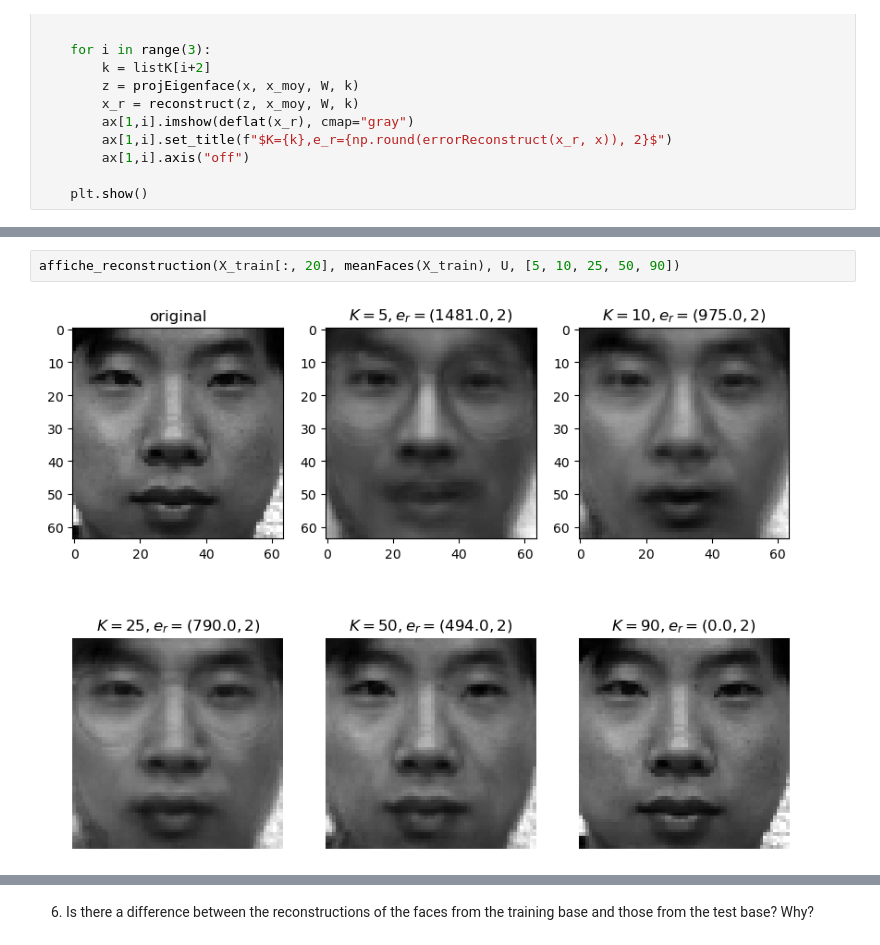
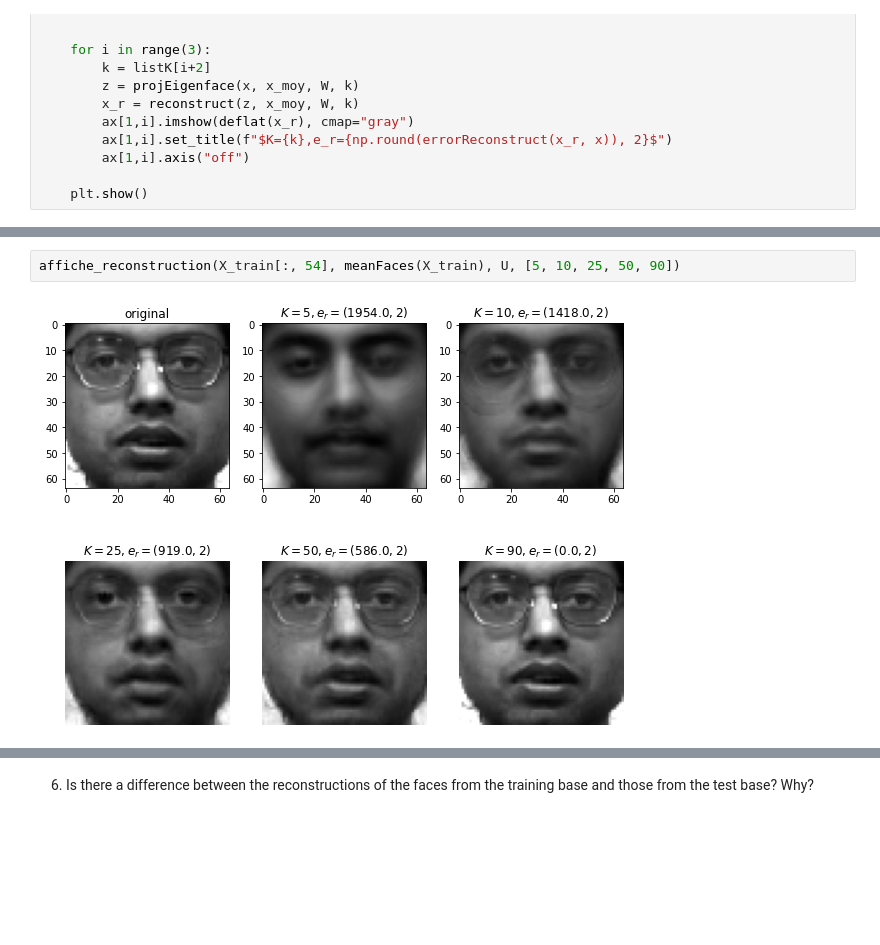
Before and after one commit to ZHANGzhile/BIMA, a Jupyter notebook: TME9-10/TME9-10.ipynb, the cells around one changed output, grey strips where cells are left out. Cells and saved outputs as stored; diff of their text form; blank space fills up the shorter version.

```diff
--- a/TME9-10/TME9-10.ipynb
+++ b/TME9-10/TME9-10.ipynb
@@ -385,4 +389,4 @@ affiche_reconstruction(X_train[:, 49], meanFaces(X_train), U, [5, 10, 25, 50, 90
 # %%
-affiche_reconstruction(X_train[:, 20], meanFaces(X_train), U, [5, 10, 25, 50, 90])
+affiche_reconstruction(X_train[:, 54], meanFaces(X_train), U, [5, 10, 25, 50, 90])
 # %% [output]
-[figure, old version]
+[figure, new version]
```
Also changed, not shown: parts of 10 cells of this notebook.
